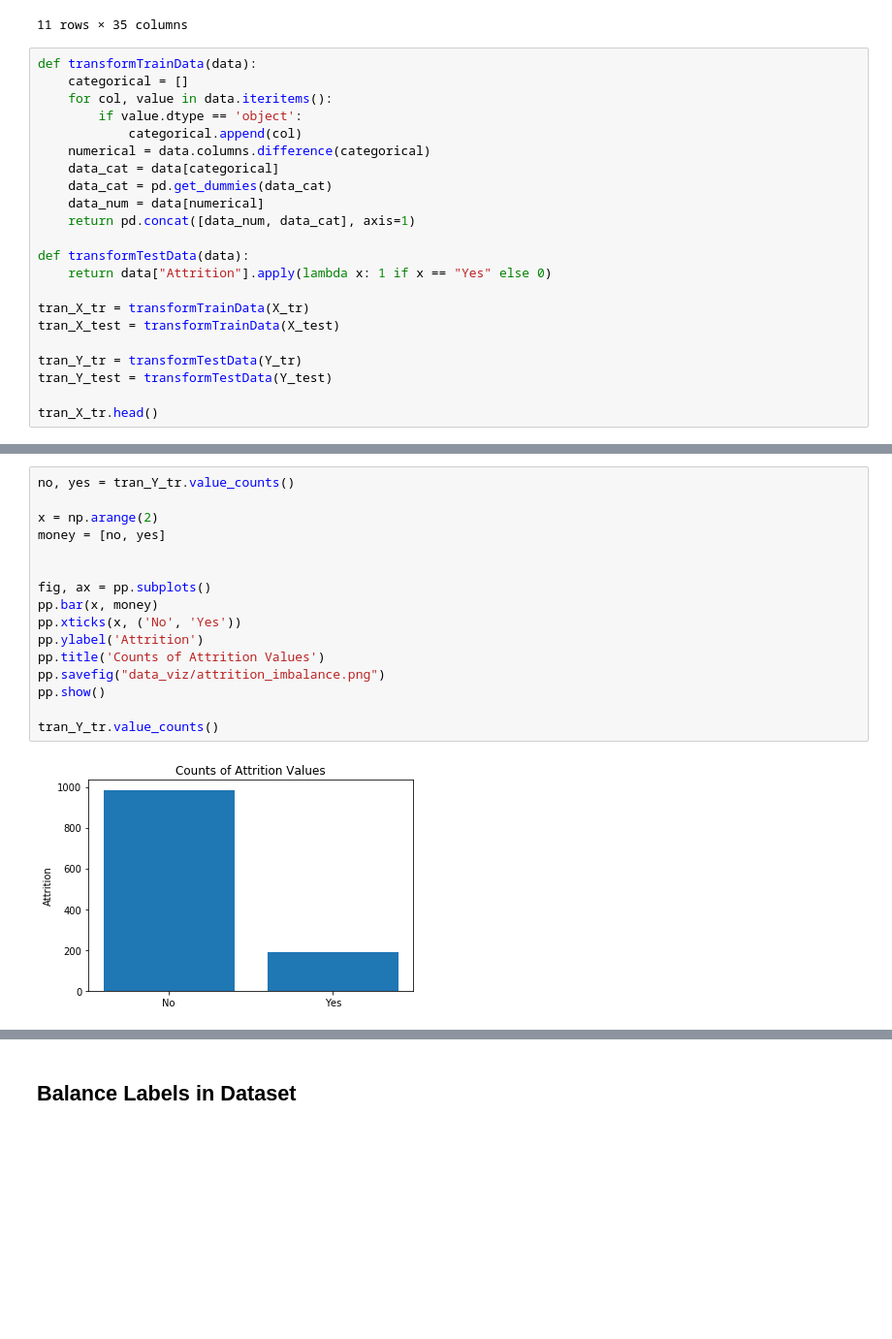
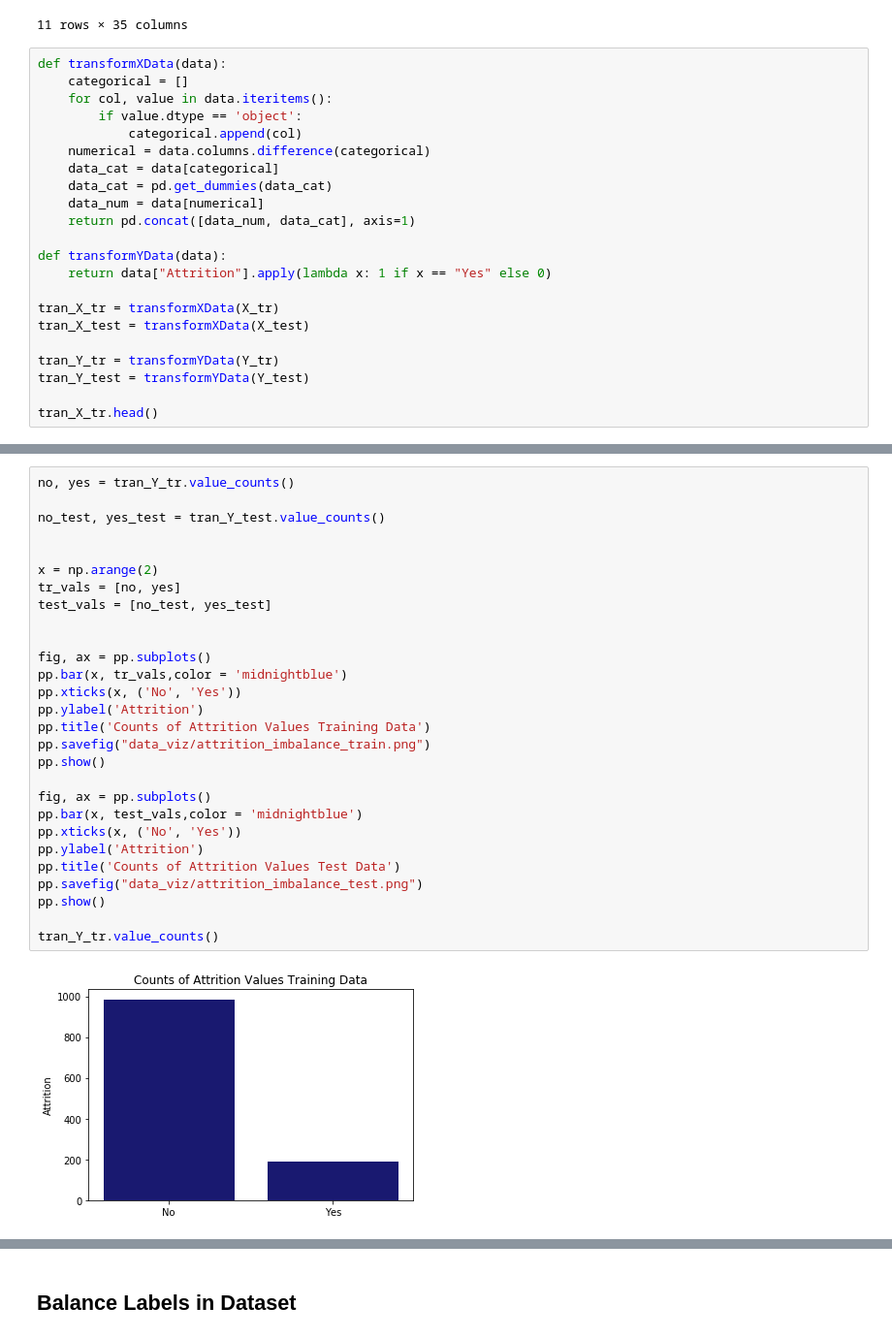
Before and after one commit to LillyanPan/AttritionAnalysis, a Jupyter notebook: Random Forest.ipynb, the cells around one changed output, grey strips where cells are left out. Shown at 97% size. Drawn from its saved outputs; the diff is of its cells as text; blank space fills up the shorter version.

```diff
--- a/Random Forest.ipynb
+++ b/Random Forest.ipynb
@@ -91,7 +107,7 @@ total_data.describe(include='all')
 | max | 60.000000 | NaN | NaN | 1499.000000 | NaN | 29.000000 | 5.000000 | ... |
 11 rows × 35 columns
 # %%
-def transformTrainData(data):
+def transformXData(data):
     categorical = []
     for col, value in data.iteritems():
         if value.dtype == 'object':
@@ -102,14 +118,14 @@ def transformTrainData(data):
     data_num = data[numerical]
     return pd.concat([data_num, data_cat], axis=1)
 
-def transformTestData(data):
+def transformYData(data):
     return data["Attrition"].apply(lambda x: 1 if x == "Yes" else 0)
 
-tran_X_tr = transformTrainData(X_tr)
-tran_X_test = transformTrainData(X_test)
+tran_X_tr = transformXData(X_tr)
+tran_X_test = transformXData(X_test)
 
-tran_Y_tr = transformTestData(Y_tr)
-tran_Y_test = transformTestData(Y_test)
+tran_Y_tr = transformYData(Y_tr)
+tran_Y_test = transformYData(Y_test)
 
 tran_X_tr.head()
 # %% [output]
@@ -123,18 +139,30 @@ tran_X_tr.head()
 # %%
 no, yes = tran_Y_tr.value_counts()
 
+no_test, yes_test = tran_Y_test.value_counts()
+
+
 x = np.arange(2)
-money = [no, yes]
+tr_vals = [no, yes]
+test_vals = [no_test, yes_test]
 
 
 fig, ax = pp.subplots()
-pp.bar(x, money)
+pp.bar(x, tr_vals,color = 'midnightblue')
 pp.xticks(x, ('No', 'Yes'))
 pp.ylabel('Attrition')
-pp.title('Counts of Attrition Values')
-pp.savefig("data_viz/attrition_imbalance.png")
+pp.title('Counts of Attrition Values Training Data')
+pp.savefig("data_viz/attrition_imbalance_train.png")
+pp.show()
+
+fig, ax = pp.subplots()
+pp.bar(x, test_vals,color = 'midnightblue')
+pp.xticks(x, ('No', 'Yes'))
+pp.ylabel('Attrition')
+pp.title('Counts of Attrition Values Test Data')
+pp.savefig("data_viz/attrition_imbalance_test.png")
 pp.show()
 
 tran_Y_tr.value_counts()
 # %% [output]
-[figure, old version]
+[figure, new version]
```
Also changed, not shown: parts of 27 cells of this notebook, 11 other files.
